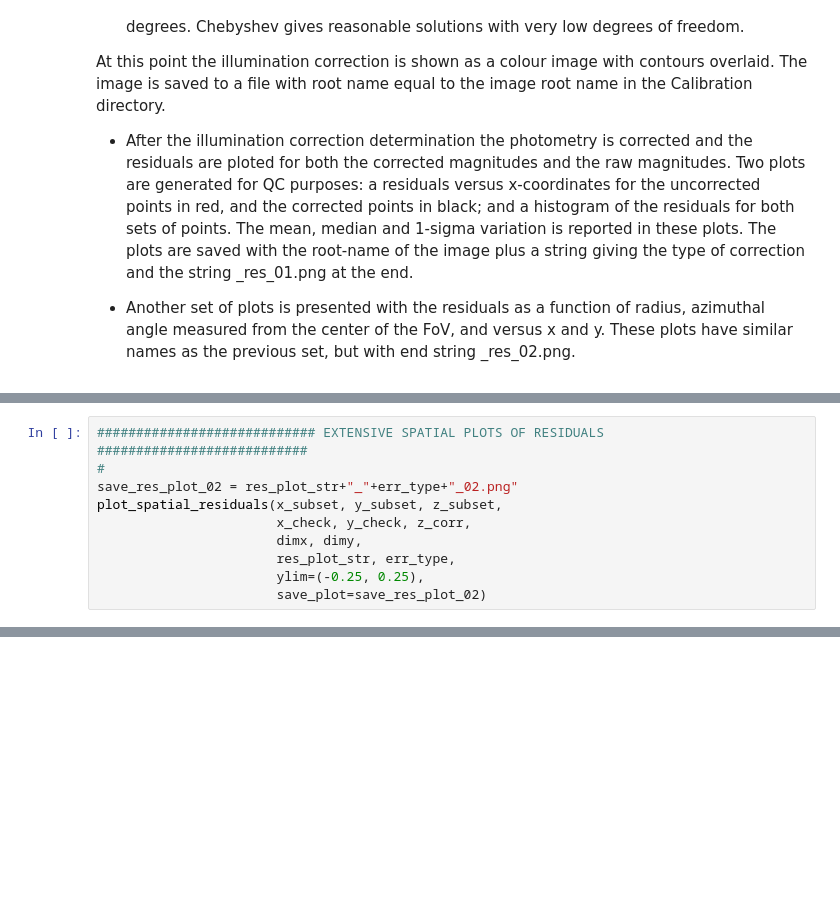
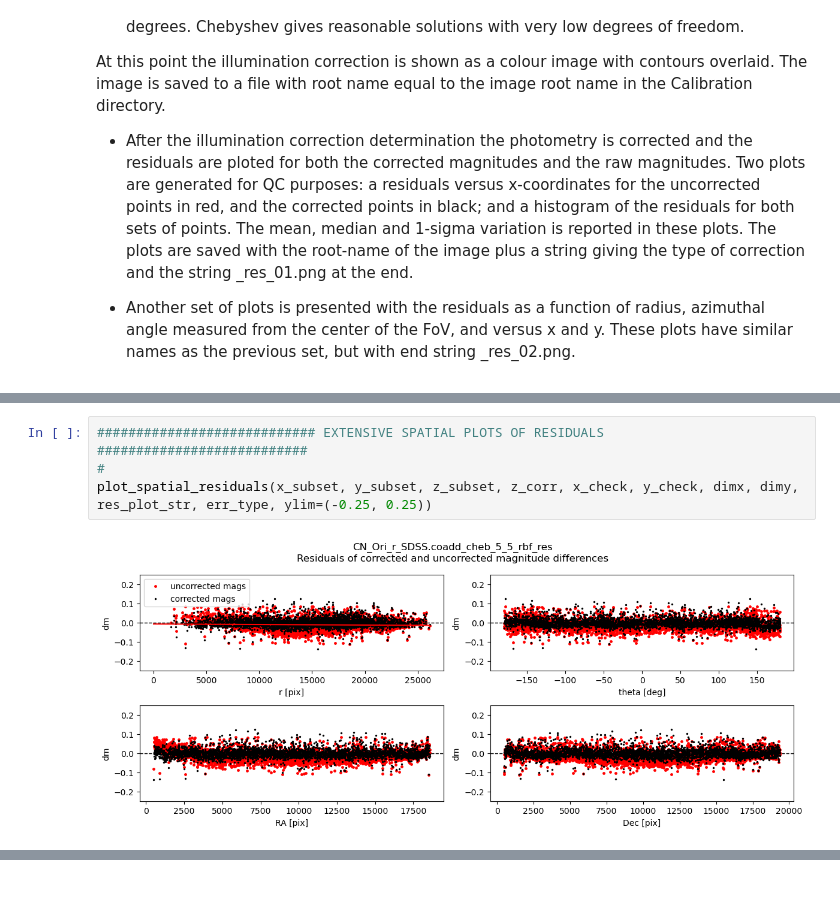
Before and after one commit to fselman/wenu-imaging, a Jupyter notebook: notebooks/08a_pycavi_illum_chebyshev.ipynb, the cells around one changed output, grey strips where cells are left out. Cells and saved outputs as stored; diff of their text form; blank space fills up the shorter version.

```diff
--- a/notebooks/08a_pycavi_illum_chebyshev.ipynb
+++ b/notebooks/08a_pycavi_illum_chebyshev.ipynb
@@ -295,13 +338,9 @@ plot_corrected_residuals(x_subset, z_subset,
 # %%
 ############################ EXTENSIVE SPATIAL PLOTS OF RESIDUALS ###########################
 #
-save_res_plot_02 = res_plot_str+"_"+err_type+"_02.png"
-plot_spatial_residuals(x_subset, y_subset, z_subset,
-                       x_check, y_check, z_corr,
-                       dimx, dimy,
-                       res_plot_str, err_type,
-                       ylim=(-0.25, 0.25),
-                       save_plot=save_res_plot_02)
+plot_spatial_residuals(x_subset, y_subset, z_subset, z_corr, x_check, y_check, dimx, dimy, res_plot_str, err_type, ylim=(-0.25, 0.25))
+# %% [output]
+[figure, added]
 # %%
 # We anlyze the bright saturated end to see if we can model it
 # DOES NOT WORK. RESULT IS CLOSER TO STRAIGHT LINE UNTIL
```
Also changed, not shown: parts of 8 cells of this notebook, 14 other files.
